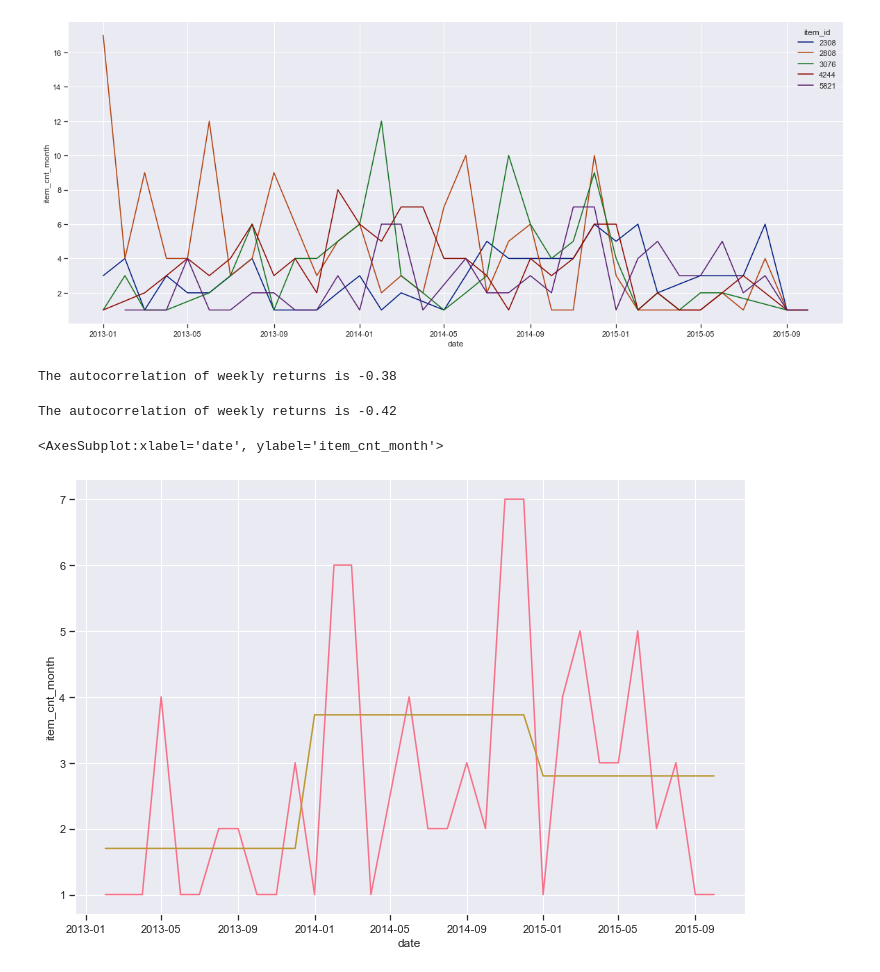
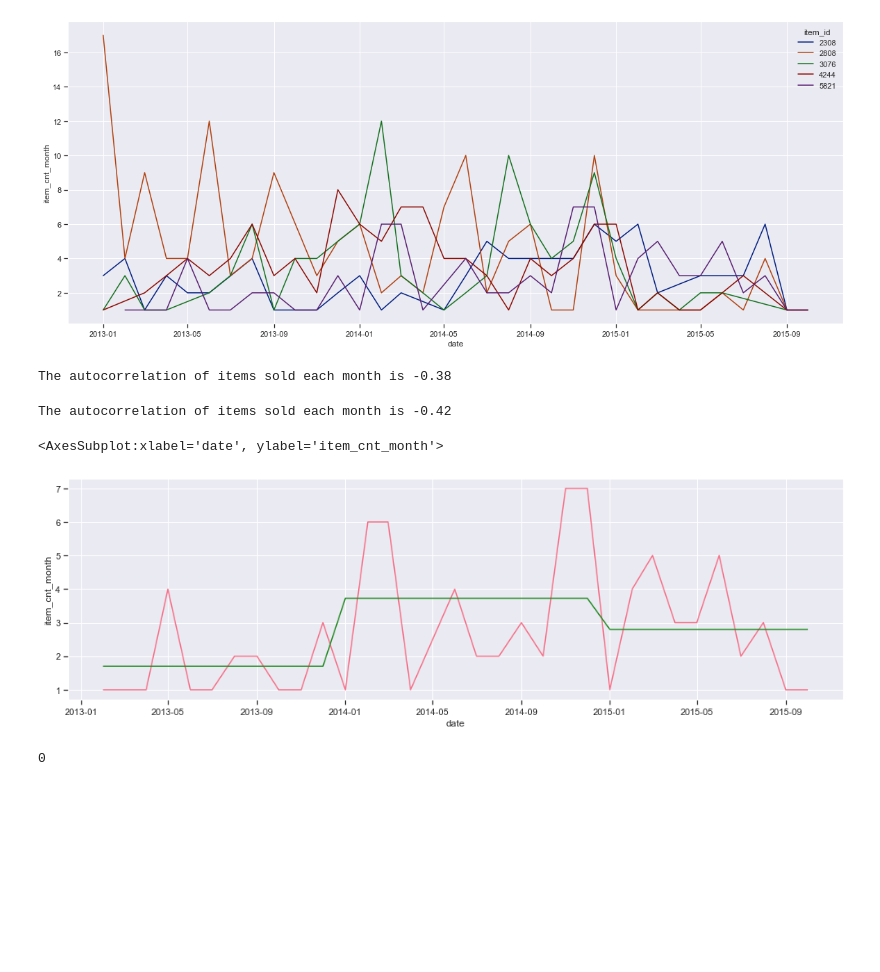
Before and after one commit to the-chiefdom/Predict_Future_Sales, a Jupyter notebook: Explore_Data_Analysis.ipynb, the cells around one changed output. Cells and saved outputs as stored; diff of their text form; code cells hidden in the pictures; blank space fills up the shorter version.

```diff
--- a/Explore_Data_Analysis.ipynb
+++ b/Explore_Data_Analysis.ipynb
@@ -62,6 +62,8 @@ train.set_index(['date', 'shop_id', 'item_id'])
 |  |  | 22100 | 33 | 10 | 2015 | 42 | 1.0 | ... |
 |  |  | 22102 | 33 | 10 | 2015 | 42 | 1.0 | ... |
 1609124 rows × 10 columns
+# %%
+train.index = train['date']
 # %%
 train[(train['shop_id'] == 2)].groupby('item_id')['item_cnt_month'].count().sort_values(ascending=False).head()
 # %% [output]
@@ -88,13 +90,13 @@ returns = shop[shop['item_id']==5821].pct_change()
 autocorrelation = returns['item_cnt_month'].autocorr()
 print("The autocorrelation of items sold each month is %4.2f" %(autocorrelation))
 # %% [output]
-The autocorrelation of weekly returns is -0.38
+The autocorrelation of items sold each month is -0.38
 # %%
 returns = shop[shop['item_id']==5821].diff()
 autocorrelation = returns['item_cnt_month'].autocorr()
 print("The autocorrelation of items sold each month is %4.2f" %(autocorrelation))
 # %% [output]
-The autocorrelation of weekly returns is -0.42
+The autocorrelation of items sold each month is -0.42
 # %%
 resample = shop[shop['item_id']==5821].resample('Y')['item_cnt_month'].mean().reset_index().rename(columns={'item_cnt_month':'year_mean'})
 resample['year'] = resample['date'].dt.year
@@ -104,10 +106,10 @@ ret = pd.merge(shop[shop['item_id']==5821].reset_index(), resample, how='left',
 ret.index = ret['date']
 ret.drop(columns=['date'], inplace=True)
 # %%
-plt.figure(figsize=(12,8))
+plt.figure(figsize=(17,5))
 
 sns.lineplot(data=ret, x='date', y='item_cnt_month')
-sns.lineplot(data=ret, x='date', y='year_mean')
+sns.lineplot(data=ret, x='date', y='year_mean', color='forestgreen')
 # %% [output]
 <AxesSubplot:xlabel='date', ylabel='item_cnt_month'>
-[figure, old version]
+[figure, new version]
@@ -114,3 +118,7 @@ sns.lineplot(data=ret, x='date', y='year_mean')
+# %%
+int(1/4)
+# %% [output]
+0
 # %%
 from pylab import rcParams
 rcParams['figure.figsize'] = 15, 16
```
Also changed, not shown: parts of 15 cells of this notebook, 7 other files.
